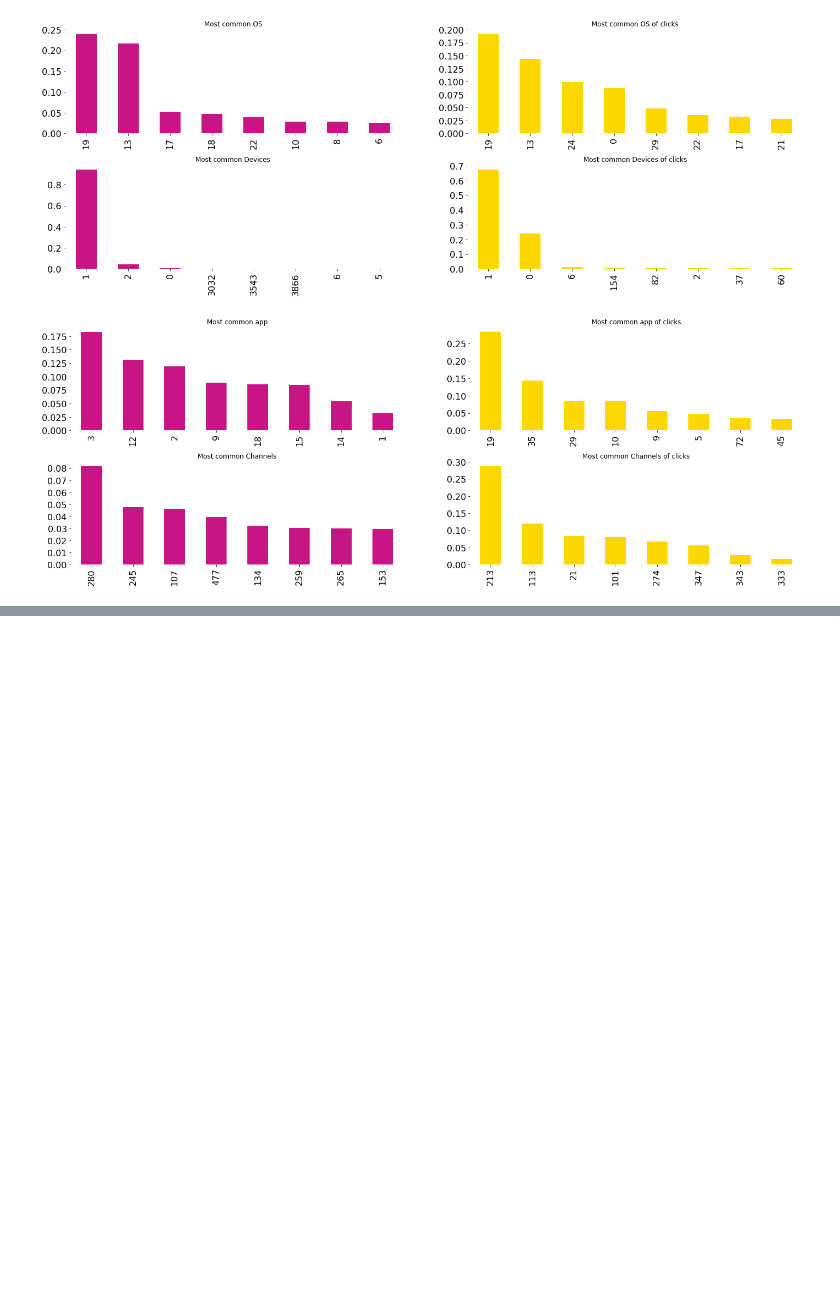
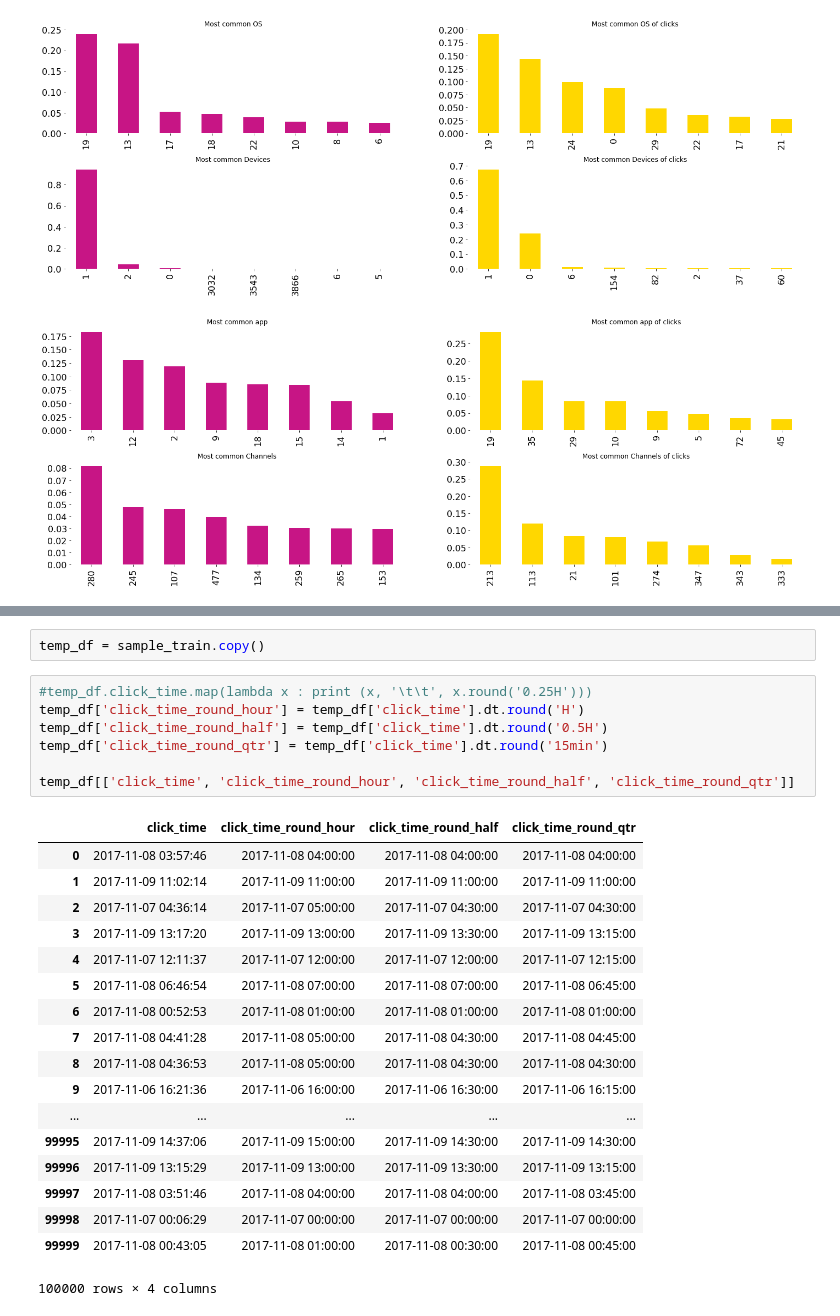
Before and after one commit to anshulrai/Kaggle-Challenges, a Jupyter notebook: TalkingData/EDA #1.ipynb, the cells around one changed output, grey strips where cells are left out. Cells and saved outputs as stored; diff of their text form; blank space fills up the shorter version.

```diff
--- a/TalkingData/EDA #1.ipynb
+++ b/TalkingData/EDA #1.ipynb
@@ -199,0 +210,28 @@ sns.despine(bottom=True, left=True)
+# %%
+temp_df = sample_train.copy()
+# %%
+#temp_df.click_time.map(lambda x : print (x, '\t\t', x.round('0.25H')))
+temp_df['click_time_round_hour'] = temp_df['click_time'].dt.round('H')
+temp_df['click_time_round_half'] = temp_df['click_time'].dt.round('0.5H')
+temp_df['click_time_round_qtr'] = temp_df['click_time'].dt.round('15min')
+
+temp_df[['click_time', 'click_time_round_hour', 'click_time_round_half', 'click_time_round_qtr']]
+# %% [output]
+|  | click_time | click_time_round_hour | click_time_round_half | click_time_round_qtr |
+| 0 | 2017-11-08 03:57:46 | 2017-11-08 04:00:00 | 2017-11-08 04:00:00 | 2017-11-08 04:00:00 |
+| 1 | 2017-11-09 11:02:14 | 2017-11-09 11:00:00 | 2017-11-09 11:00:00 | 2017-11-09 11:00:00 |
+| 2 | 2017-11-07 04:36:14 | 2017-11-07 05:00:00 | 2017-11-07 04:30:00 | 2017-11-07 04:30:00 |
+| 3 | 2017-11-09 13:17:20 | 2017-11-09 13:00:00 | 2017-11-09 13:30:00 | 2017-11-09 13:15:00 |
+| 4 | 2017-11-07 12:11:37 | 2017-11-07 12:00:00 | 2017-11-07 12:00:00 | 2017-11-07 12:15:00 |
+| 5 | 2017-11-08 06:46:54 | 2017-11-08 07:00:00 | 2017-11-08 07:00:00 | 2017-11-08 06:45:00 |
+| 6 | 2017-11-08 00:52:53 | 2017-11-08 01:00:00 | 2017-11-08 01:00:00 | 2017-11-08 01:00:00 |
+| 7 | 2017-11-08 04:41:28 | 2017-11-08 05:00:00 | 2017-11-08 04:30:00 | 2017-11-08 04:45:00 |
+| 8 | 2017-11-08 04:36:53 | 2017-11-08 05:00:00 | 2017-11-08 04:30:00 | 2017-11-08 04:30:00 |
+| 9 | 2017-11-06 16:21:36 | 2017-11-06 16:00:00 | 2017-11-06 16:30:00 | 2017-11-06 16:15:00 |
+| ... | ... | ... | ... | ... |
+| 99995 | 2017-11-09 14:37:06 | 2017-11-09 15:00:00 | 2017-11-09 14:30:00 | 2017-11-09 14:30:00 |
+| 99996 | 2017-11-09 13:15:29 | 2017-11-09 13:00:00 | 2017-11-09 13:30:00 | 2017-11-09 13:15:00 |
+| 99997 | 2017-11-08 03:51:46 | 2017-11-08 04:00:00 | 2017-11-08 04:00:00 | 2017-11-08 03:45:00 |
+| 99998 | 2017-11-07 00:06:29 | 2017-11-07 00:00:00 | 2017-11-07 00:00:00 | 2017-11-07 00:00:00 |
+| 99999 | 2017-11-08 00:43:05 | 2017-11-08 01:00:00 | 2017-11-08 00:30:00 | 2017-11-08 00:45:00 |
+100000 rows × 4 columns
```
Also changed, not shown: parts of 4 cells of this notebook.
